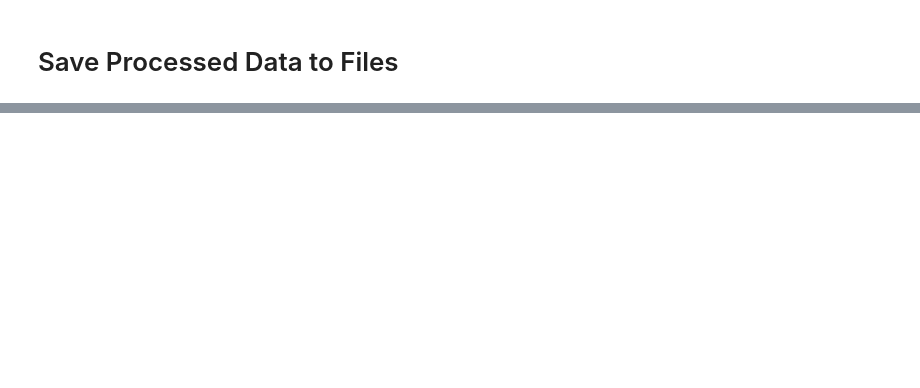
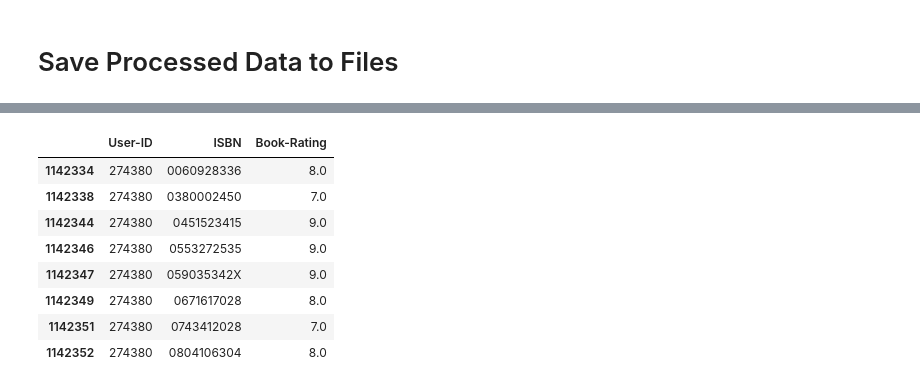
Before and after one commit to youssefeltesh21/depi-proj, a Jupyter notebook: notebooks/eda_preprocessing.ipynb, the cells around one changed output, grey strips where cells are left out. Drawn from its saved outputs; the diff is of its cells as text; code cells hidden in the pictures; blank space fills up the shorter version.

```diff
--- a/notebooks/eda_preprocessing.ipynb
+++ b/notebooks/eda_preprocessing.ipynb
@@ -335,0 +346,12 @@ with open("../data/processed/mappers.json", "w") as f:
+# %%
+ratings_df[ratings_df["User-ID"] == 274380]
+# %% [output]
+|  | User-ID | ISBN | Book-Rating |
+| 1142334 | 274380 | 0060928336 | 8.0 |
+| 1142338 | 274380 | 0380002450 | 7.0 |
+| 1142344 | 274380 | 0451523415 | 9.0 |
+| 1142346 | 274380 | 0553272535 | 9.0 |
+| 1142347 | 274380 | 059035342X | 9.0 |
+| 1142349 | 274380 | 0671617028 | 8.0 |
+| 1142351 | 274380 | 0743412028 | 7.0 |
+| 1142352 | 274380 | 0804106304 | 8.0 |
```
Also changed, not shown: parts of 12 cells of this notebook, 6 other files.
